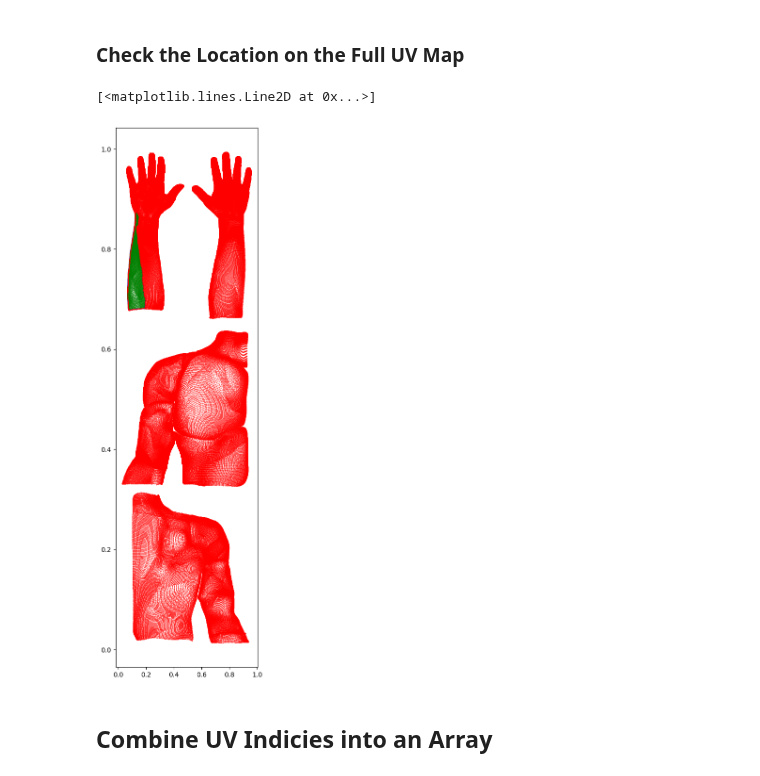
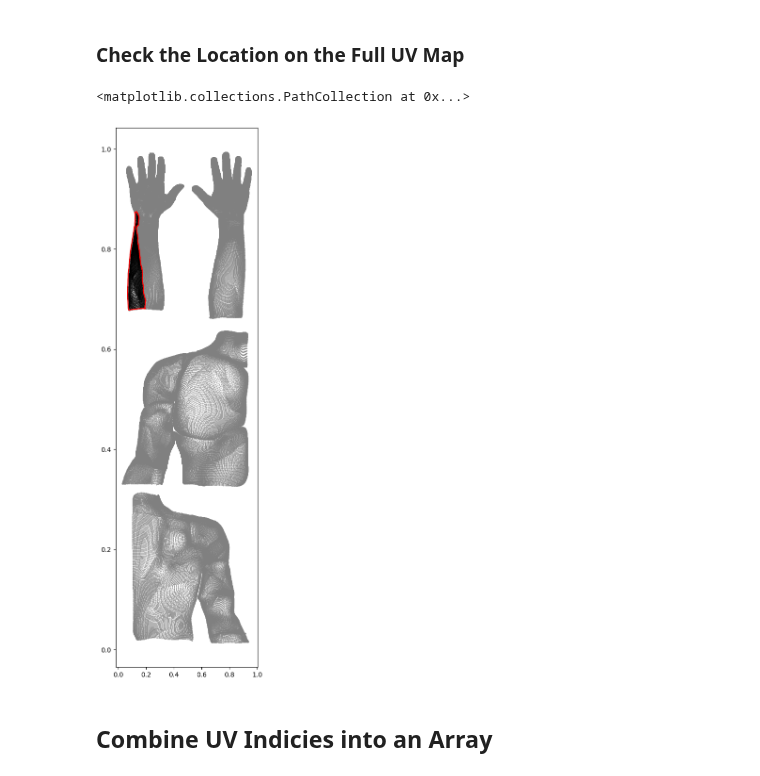
Before and after one commit to Nabizzle/Geodesic-Path-Finder, a Jupyter notebook: Code/Surface Area From Drawing.ipynb, the cells around one changed output. Cells and saved outputs as stored; diff of their text form; code cells hidden in the pictures.

Commit message:
refactor: Changes figure colors

```diff
--- a/Code/Surface Area From Drawing.ipynb
+++ b/Code/Surface Area From Drawing.ipynb
@@ -158,13 +158,15 @@ markersize=1)
 # %%
 fig = plt.figure(figsize=(image_x_size/500, image_y_size/500))
 ax = fig.add_subplot()
-ax.plot(path[:, 0], path[:, 1], 'b-', markersize=2)
-ax.plot(uv_array[inside_boundary, 0], uv_array[inside_boundary, 1], 'g.', markersize=1)
-ax.plot(uv_array[np.invert(inside_boundary), 0],
-        uv_array[np.invert(inside_boundary), 1], 'r.', markersize=1)
+ax.plot(path[:, 0], path[:, 1], 'r-', markersize=2)
+ax.scatter(uv_array[inside_boundary, 0], uv_array[inside_boundary, 1],
+        color='black',marker='.', s=1)
+ax.scatter(uv_array[np.invert(inside_boundary), 0],
+        uv_array[np.invert(inside_boundary), 1],
+        color='grey', marker='.', s=1)
 # %% [output]
-[<matplotlib.lines.Line2D at 0x...>]
+<matplotlib.collections.PathCollection at 0x...>
-[figure, old version]
+[figure, new version]
 # %% [markdown]
 ## Combine UV Indicies into an Array
 # %%
```
